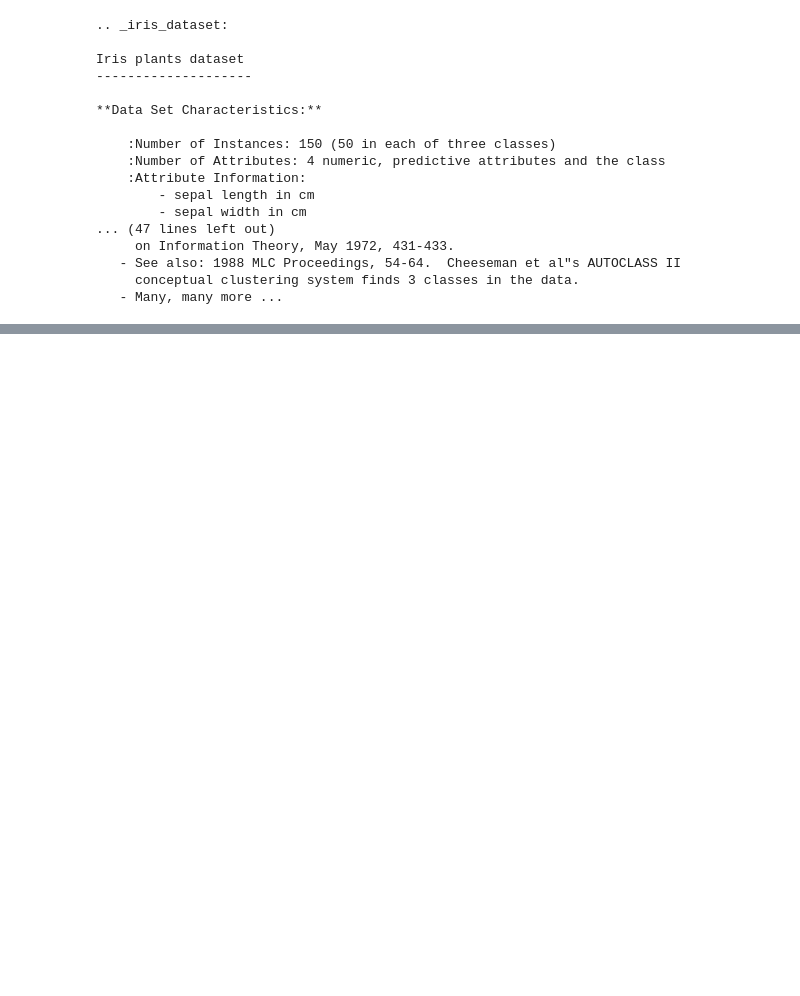
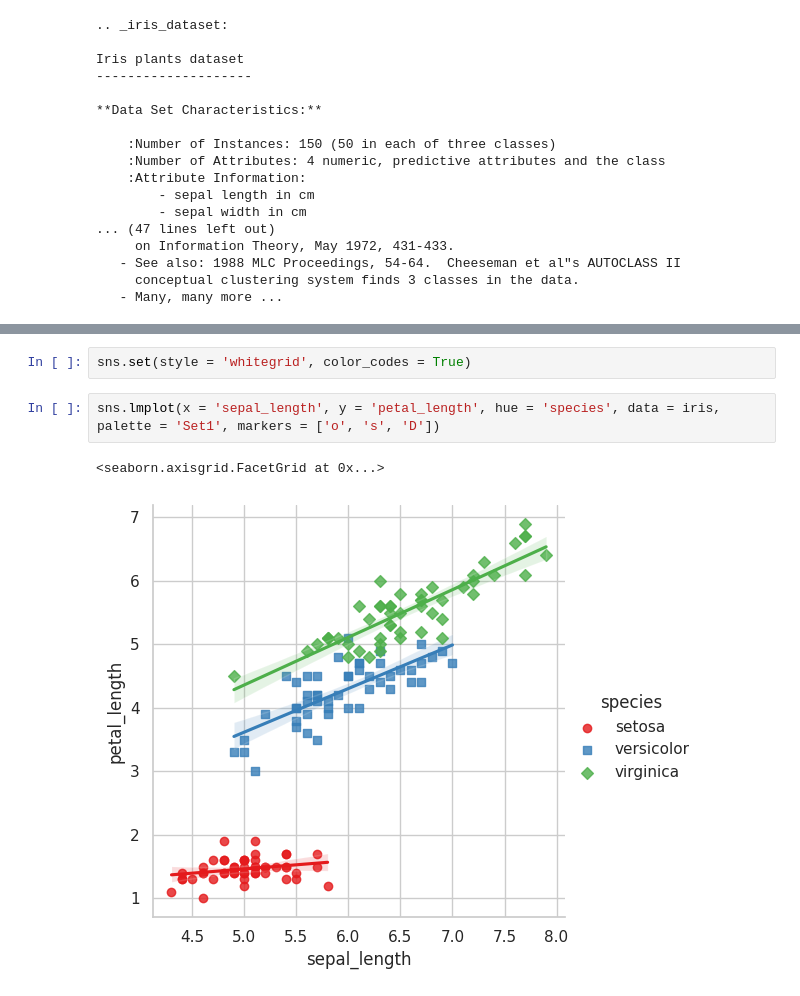
Before and after one commit to faarhaanfaarooq/Iris-Classification-Project, a Jupyter notebook: Iris_Classification_Project.ipynb, the cells around one changed output, grey strips where cells are left out. Saved outputs shown, nothing was run; the diff lists cells and outputs as text; blank space fills up the shorter version.

```diff
--- a/Iris_Classification_Project.ipynb
+++ b/Iris_Classification_Project.ipynb
@@ -36,0 +58,7 @@ Iris plants dataset
+# %%
+sns.set(style = 'whitegrid', color_codes = True)
+# %%
+sns.lmplot(x = 'sepal_length', y = 'petal_length', hue = 'species', data = iris, palette = 'Set1', markers = ['o', 's', 'D'])
+# %% [output]
+<seaborn.axisgrid.FacetGrid at 0x...>
+[figure, added]
```
Also changed, not shown: parts of 9 cells of this notebook.
